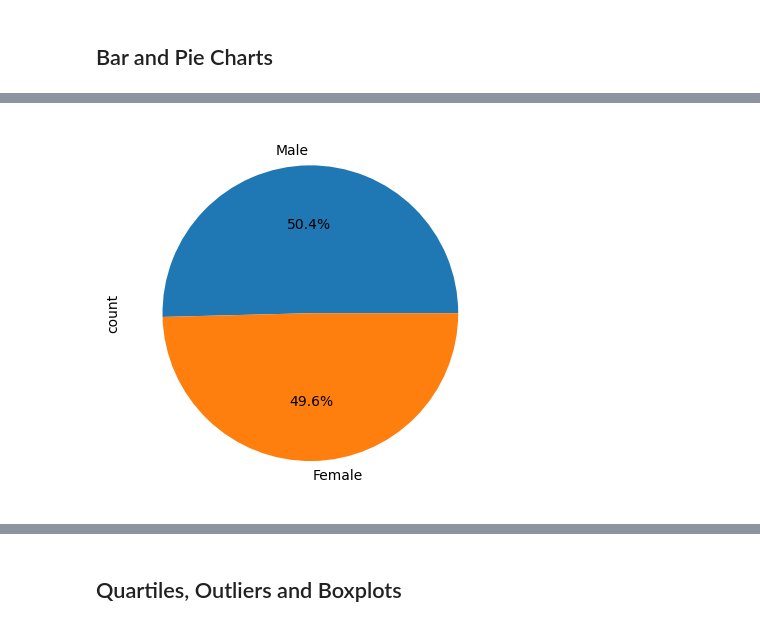
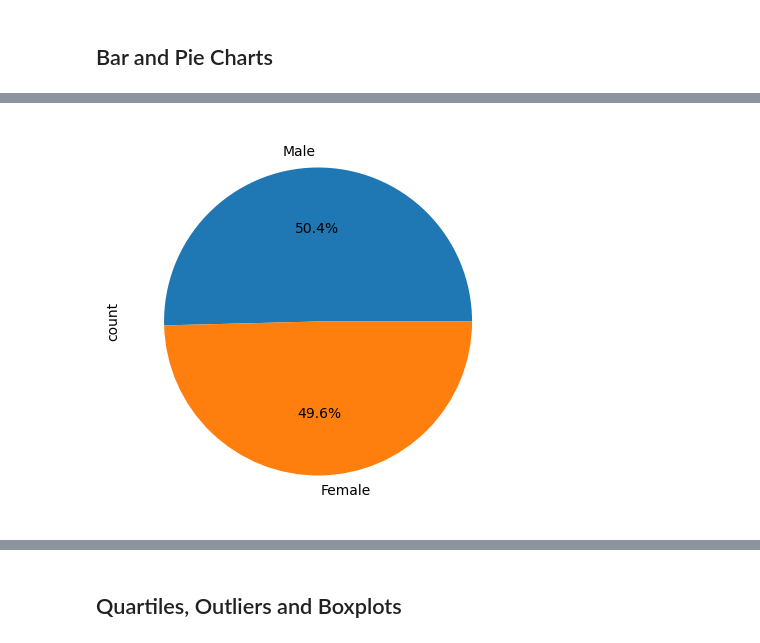
Before and after one commit to cmaijala/Matplotlib-challenge, a Jupyter notebook: Pymaceuticals/pymaceuticals_starter.ipynb, the cells around one changed output, grey strips where cells are left out. Cells and saved outputs as stored; diff of their text form; code cells hidden in the pictures.

```diff
--- a/Pymaceuticals/pymaceuticals_starter.ipynb
+++ b/Pymaceuticals/pymaceuticals_starter.ipynb
@@ -185,12 +205,13 @@ plt.show()
 # %%
 # Generate a pie chart, using Pandas, showing the distribution of unique female versus male mice used in the study
 
 # Get the unique mice with their gender
-
+unique_mice_gender_count = clean_mouse_data.drop_duplicates(subset='Mouse ID')['Sex'].value_counts()
 
 # Make the pie chart
+sex_pie_pandas = unique_mice_gender_count.plot(kind='pie', autopct='%1.1f%%', figsize=(5, 5))
 # %% [output]
-[figure, old version]
+[figure, new version]
 # %%
 # Generate a pie chart, using pyplot, showing the distribution of unique female versus male mice used in the study
 
```
Also changed, not shown: parts of 5 cells of this notebook.
